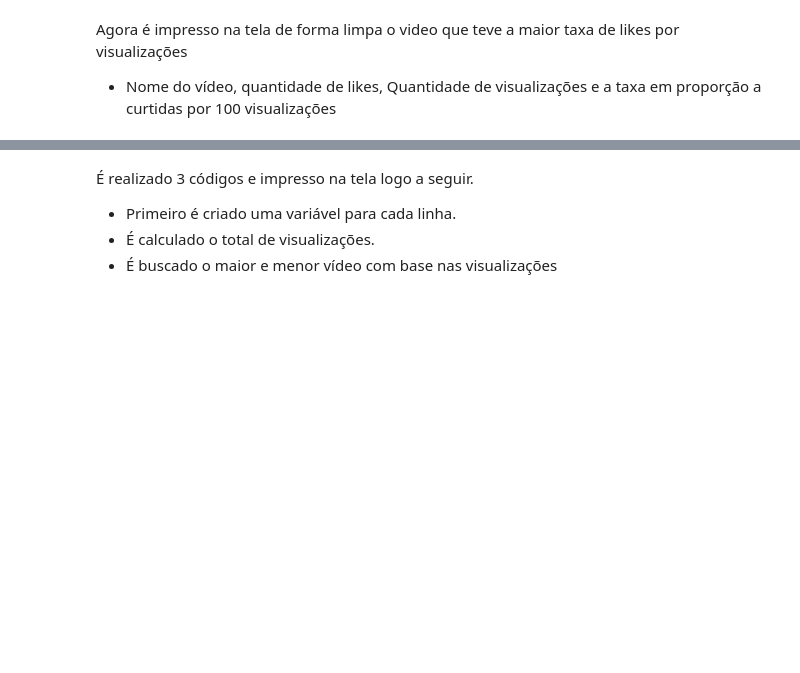
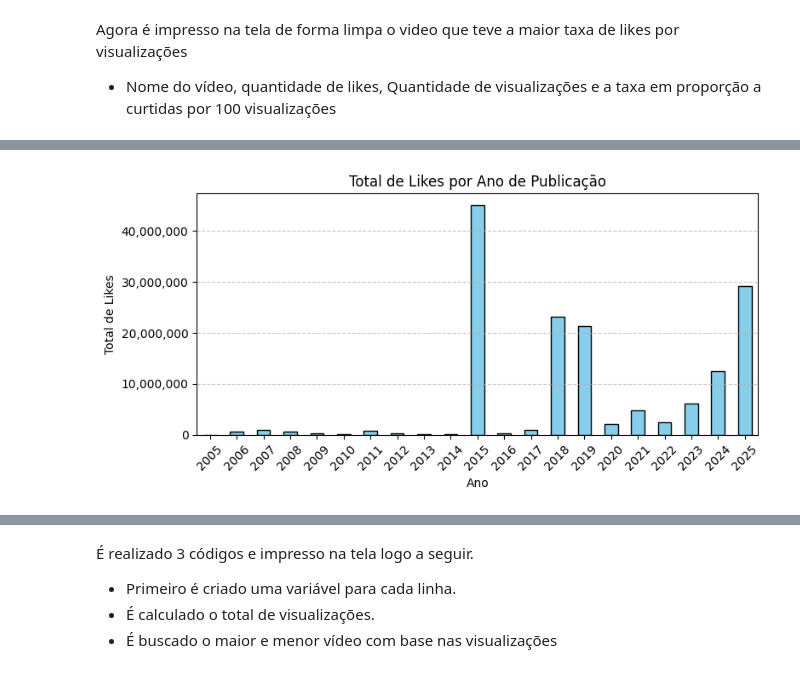
Before and after one commit to RyandroTavares/Codigo-DataFrame, a Jupyter notebook: Configuracao.ipynb, the cells around one changed output, grey strips where cells are left out. Saved outputs shown, nothing was run; the diff lists cells and outputs as text; code cells hidden in the pictures; blank space fills up the shorter version.

```diff
--- a/Configuracao.ipynb
+++ b/Configuracao.ipynb
@@ -410,0 +579,23 @@ Name: 871, dtype: object
+# %%
+# PARTE 1
+likes_por_ano = df.groupby('published')['Likes'].sum()
+
+# PARTE 2
+plt.figure(figsize=(8, 4))
+likes_por_ano.plot(kind='bar', color='skyblue', edgecolor='black')
+
+# PARTE 3
+plt.title('Total de Likes por Ano de Publicação')
+plt.ylabel('Total de Likes')
+plt.xlabel('Ano')
+plt.xticks(rotation=45)
+plt.gca().yaxis.set_major_formatter(
+    mtick.FuncFormatter(lambda x, pos: f'{int(x):,}')
+)
+
+# PARTE 4
+plt.grid(axis='y', linestyle='--', alpha=0.7)
+plt.tight_layout()
+plt.show()
+# %% [output]
+[figure, added]
```
Also changed, not shown: parts of 57 cells of this notebook.
